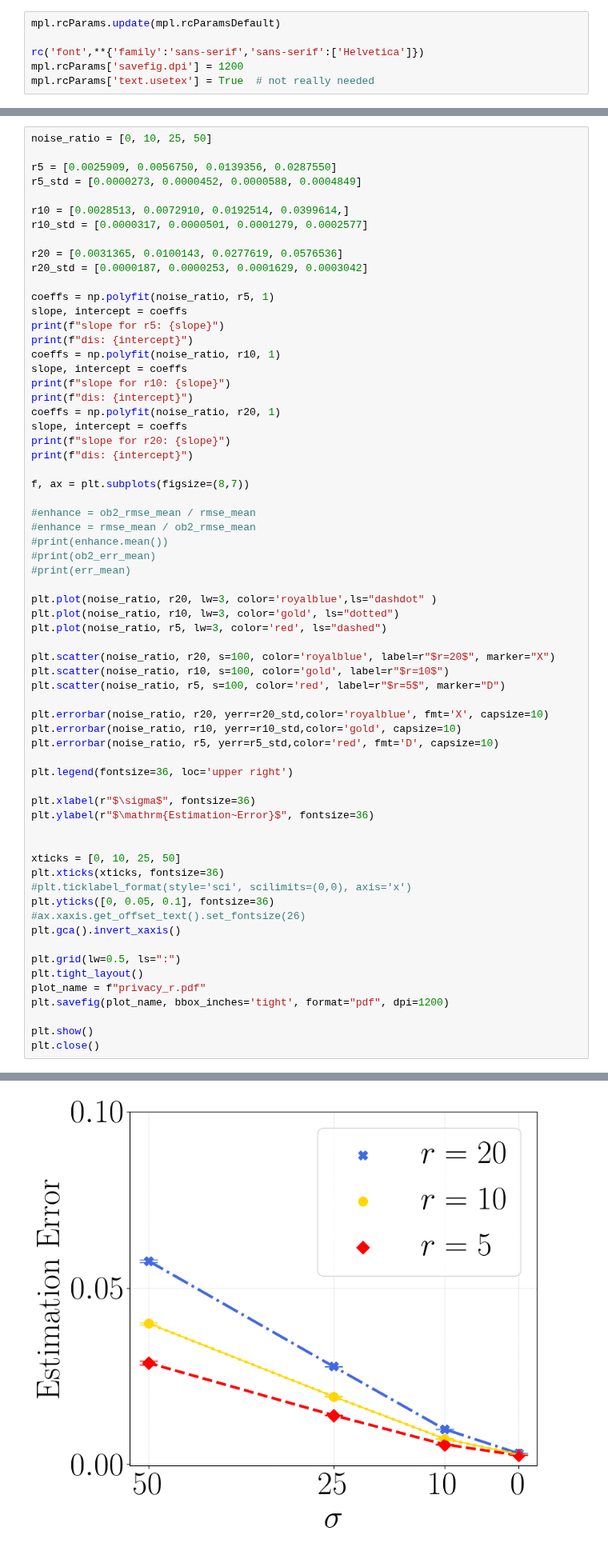
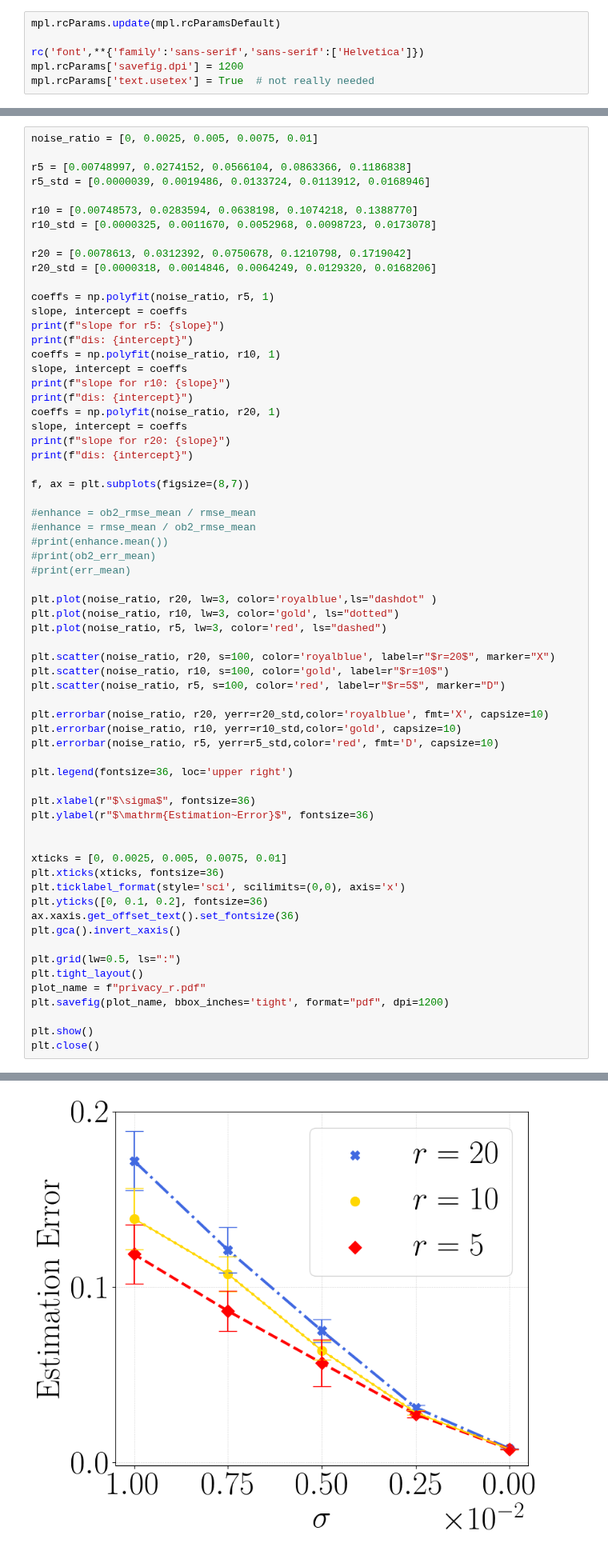
Before and after one commit to VirtuosoResearch/Matrix-completion-from-ultrasparse-samples, a Jupyter notebook: revised_figures/privacy.ipynb, the cells around one changed output, grey strips where cells are left out. Shown at 80% size. Drawn from its saved outputs; the diff is of its cells as text.

```diff
--- a/revised_figures/privacy.ipynb
+++ b/revised_figures/privacy.ipynb
@@ -92,14 +92,14 @@ dis: 0.001569288546255506
 # %%
-noise_ratio = [0, 10, 25, 50]
+noise_ratio = [0, 0.0025, 0.005, 0.0075, 0.01]
 
-r5 = [0.0025909, 0.0056750, 0.0139356, 0.0287550]
-r5_std = [0.0000273, 0.0000452, 0.0000588, 0.0004849]
+r5 = [0.00748997, 0.0274152, 0.0566104, 0.0863366, 0.1186838]
+r5_std = [0.0000039, 0.0019486, 0.0133724, 0.0113912, 0.0168946]
 
-r10 = [0.0028513, 0.0072910, 0.0192514, 0.0399614,]
-r10_std = [0.0000317, 0.0000501, 0.0001279, 0.0002577]
+r10 = [0.00748573, 0.0283594, 0.0638198, 0.1074218, 0.1388770]
+r10_std = [0.0000325, 0.0011670, 0.0052968, 0.0098723, 0.0173078]
 
-r20 = [0.0031365, 0.0100143, 0.0277619, 0.0576536]
-r20_std = [0.0000187, 0.0000253, 0.0001629, 0.0003042]
+r20 = [0.0078613, 0.0312392, 0.0750678, 0.1210798, 0.1719042]
+r20_std = [0.0000318, 0.0014846, 0.0064249, 0.0129320, 0.0168206]
 
 coeffs = np.polyfit(noise_ratio, r5, 1)
 slope, intercept = coeffs
@@ -140,11 +140,11 @@ plt.xlabel(r"$\sigma$", fontsize=36)
 plt.ylabel(r"$\mathrm{Estimation~Error}$", fontsize=36)
 
 
-xticks = [0, 10, 25, 50]
+xticks = [0, 0.0025, 0.005, 0.0075, 0.01]
 plt.xticks(xticks, fontsize=36)
-#plt.ticklabel_format(style='sci', scilimits=(0,0), axis='x')
-plt.yticks([0, 0.05, 0.1], fontsize=36)
-#ax.xaxis.get_offset_text().set_fontsize(26)
+plt.ticklabel_format(style='sci', scilimits=(0,0), axis='x')
+plt.yticks([0, 0.1, 0.2], fontsize=36)
+ax.xaxis.get_offset_text().set_fontsize(36)
 plt.gca().invert_xaxis()
 
 plt.grid(lw=0.5, ls=":")
@@ -164 +164 @@ dis: 0.0009413788546255523
-[figure, old version]
+[figure, new version]
```
Also changed, not shown: parts of 2 cells of this notebook, 2 other files.
